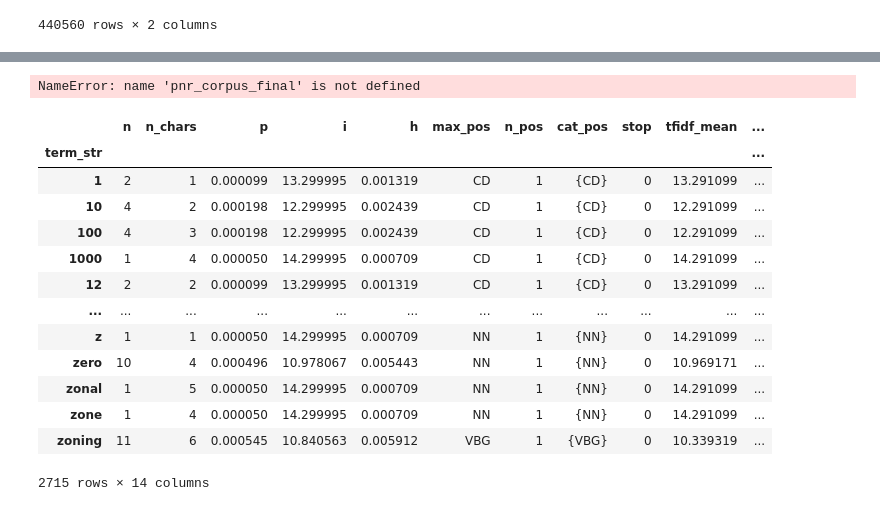
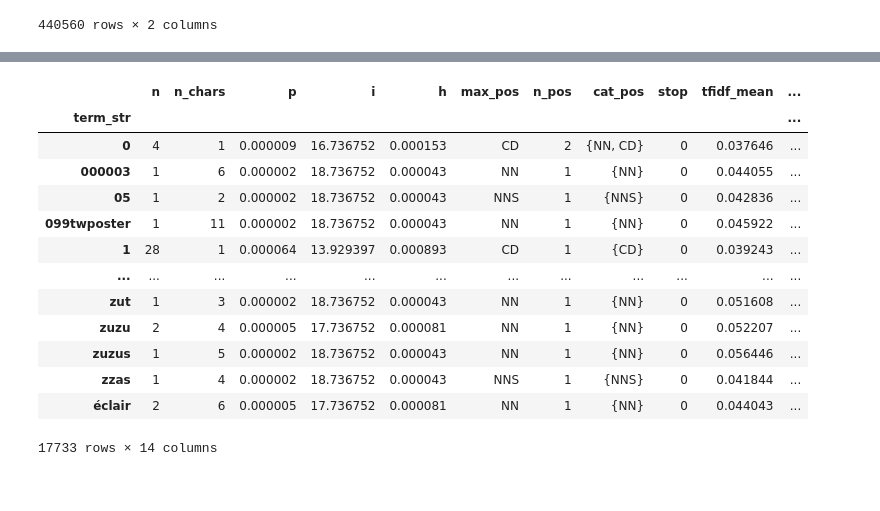
Before and after one commit to erictria/sitcom-text-analysis, a Jupyter notebook: extract_data.ipynb, the cells around one changed output, grey strips where cells are left out. Drawn from its saved outputs; the diff is of its cells as text; code cells hidden in the pictures.

Commit message:
Add code for lib and final corpus/vocab tables

```diff
--- a/extract_data.ipynb
+++ b/extract_data.ipynb
@@ -4,6 +4,9 @@ import pandas as pd
 
 from lib.script_scraper import ScriptScraper
 from lib.corpus_enhancer import CorpusEnhancer
+# %%
+raw_dir = 'raw/'
+final_dir = 'final/'
 # %% [markdown]
 ### Parks and Recreation
 # %%
@@ -242,9 +345,9 @@ SERIES = OHCO[:1]
 # %% [markdown]
 ### Parks and Recreation
 # %%
-pnr_tokens_raw = pd.read_csv('PNR-TOKENS.csv')
+pnr_tokens_raw = pd.read_csv(raw_dir + 'PNR-TOKENS.csv')
 # %%
-pnr_tokens_raw = pnr_tokens_raw.drop('episode_title', axis = 1).set_index(TOKENS)
+pnr_tokens_raw = pnr_tokens_raw.set_index(TOKENS).drop('episode_title', axis = 1)
 # %%
 pnr_tokens_raw
 # %% [output]
@@ -273,2 +397,2 @@ pnr_corpus_final = pnr_corp_enhancer.enhance_corpus(
 # %%
-pnr_vocab_final = pnr_corp_enhancer.generate_enhanced_vocab()
+pnr_vocab_final = pnr_corp_enhancer.generate_enhanced_vocab(ohco = SCENES)
@@ -292,21 +401,17 @@ pnr_corp_enhanced[pnr_corp_enhanced.pos == 'NNP']
-# %%
-pnr_corpus_final
-# %% [output]
-NameError: name 'pnr_corpus_final' is not defined
-# %%
-pnr_vocab_enhanced
-# %% [output]
-|  | n | n_chars | p | i | h | max_pos | n_pos | cat_pos | stop | tfidf_mean | ... |
-| term_str |  |  |  |  |  |  |  |  |  |  | ... |
-| 1 | 2 | 1 | 0.000099 | 13.299995 | 0.001319 | CD | 1 | {CD} | 0 | 13.291099 | ... |
-| 10 | 4 | 2 | 0.000198 | 12.299995 | 0.002439 | CD | 1 | {CD} | 0 | 12.291099 | ... |
-| 100 | 4 | 3 | 0.000198 | 12.299995 | 0.002439 | CD | 1 | {CD} | 0 | 12.291099 | ... |
-| 1000 | 1 | 4 | 0.000050 | 14.299995 | 0.000709 | CD | 1 | {CD} | 0 | 14.291099 | ... |
-| 12 | 2 | 2 | 0.000099 | 13.299995 | 0.001319 | CD | 1 | {CD} | 0 | 13.291099 | ... |
-| ... | ... | ... | ... | ... | ... | ... | ... | ... | ... | ... | ... |
-| z | 1 | 1 | 0.000050 | 14.299995 | 0.000709 | NN | 1 | {NN} | 0 | 14.291099 | ... |
-| zero | 10 | 4 | 0.000496 | 10.978067 | 0.005443 | NN | 1 | {NN} | 0 | 10.969171 | ... |
-| zonal | 1 | 5 | 0.000050 | 14.299995 | 0.000709 | NN | 1 | {NN} | 0 | 14.291099 | ... |
-| zone | 1 | 4 | 0.000050 | 14.299995 | 0.000709 | NN | 1 | {NN} | 0 | 14.291099 | ... |
-| zoning | 11 | 6 | 0.000545 | 10.840563 | 0.005912 | VBG | 1 | {VBG} | 0 | 10.339319 | ... |
-2715 rows × 14 columns
+# %%
+pnr_vocab_final
+# %% [output]
+|  | n | n_chars | p | i | h | max_pos | n_pos | cat_pos | stop | tfidf_mean | ... |
+| term_str |  |  |  |  |  |  |  |  |  |  | ... |
+| 0 | 4 | 1 | 0.000009 | 16.736752 | 0.000153 | CD | 2 | {NN, CD} | 0 | 0.037646 | ... |
+| 000003 | 1 | 6 | 0.000002 | 18.736752 | 0.000043 | NN | 1 | {NN} | 0 | 0.044055 | ... |
+| 05 | 1 | 2 | 0.000002 | 18.736752 | 0.000043 | NNS | 1 | {NNS} | 0 | 0.042836 | ... |
+| 099twposter | 1 | 11 | 0.000002 | 18.736752 | 0.000043 | NN | 1 | {NN} | 0 | 0.045922 | ... |
+| 1 | 28 | 1 | 0.000064 | 13.929397 | 0.000893 | CD | 1 | {CD} | 0 | 0.039243 | ... |
+| ... | ... | ... | ... | ... | ... | ... | ... | ... | ... | ... | ... |
+| zut | 1 | 3 | 0.000002 | 18.736752 | 0.000043 | NN | 1 | {NN} | 0 | 0.051608 | ... |
+| zuzu | 2 | 4 | 0.000005 | 17.736752 | 0.000081 | NN | 1 | {NN} | 0 | 0.052207 | ... |
+| zuzus | 1 | 5 | 0.000002 | 18.736752 | 0.000043 | NN | 1 | {NN} | 0 | 0.056446 | ... |
+| zzas | 1 | 4 | 0.000002 | 18.736752 | 0.000043 | NNS | 1 | {NNS} | 0 | 0.041844 | ... |
+| éclair | 2 | 6 | 0.000005 | 17.736752 | 0.000081 | NN | 1 | {NN} | 0 | 0.044043 | ... |
+17733 rows × 14 columns
```
Also changed, not shown: parts of 33 cells of this notebook, 1 other file.
